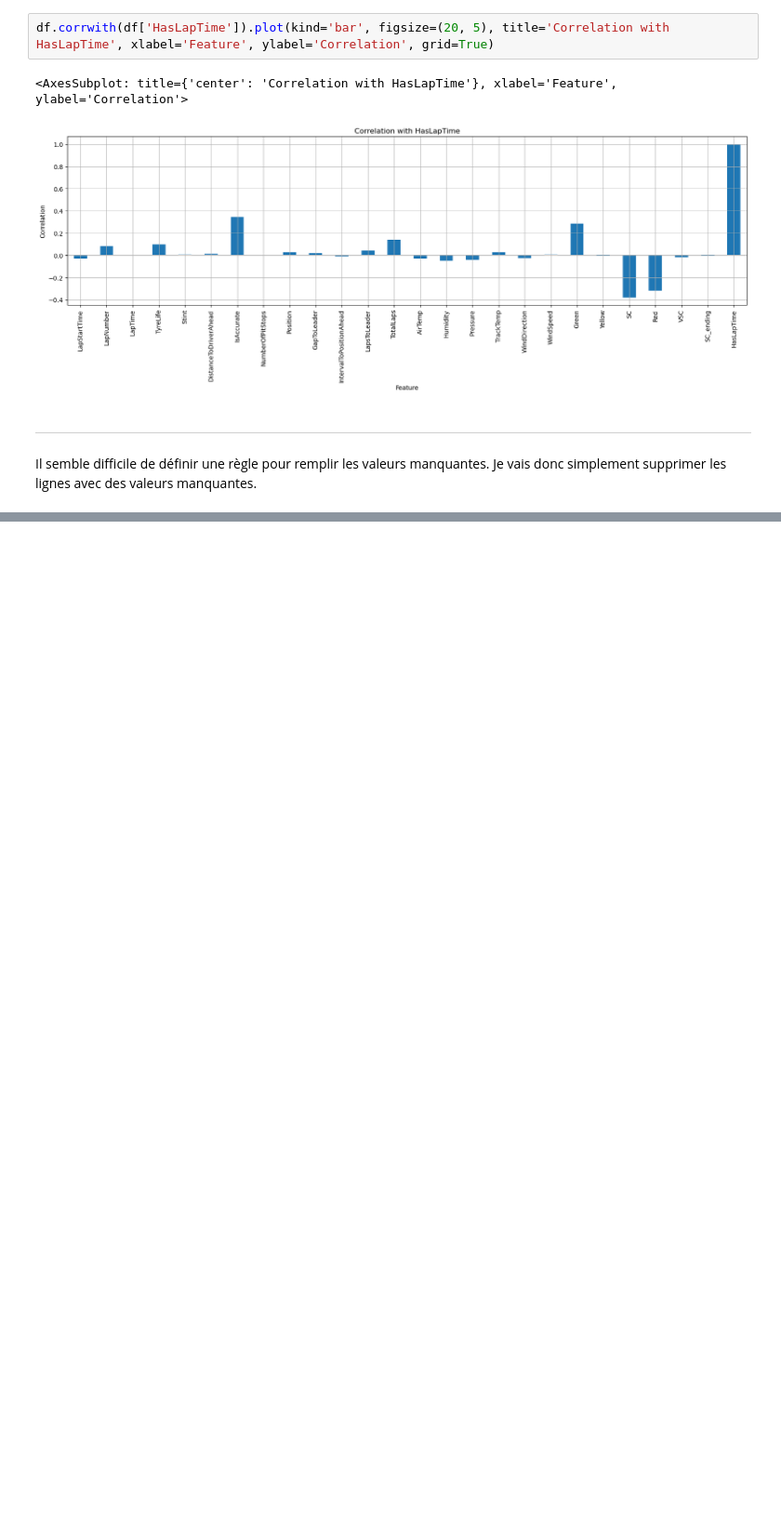
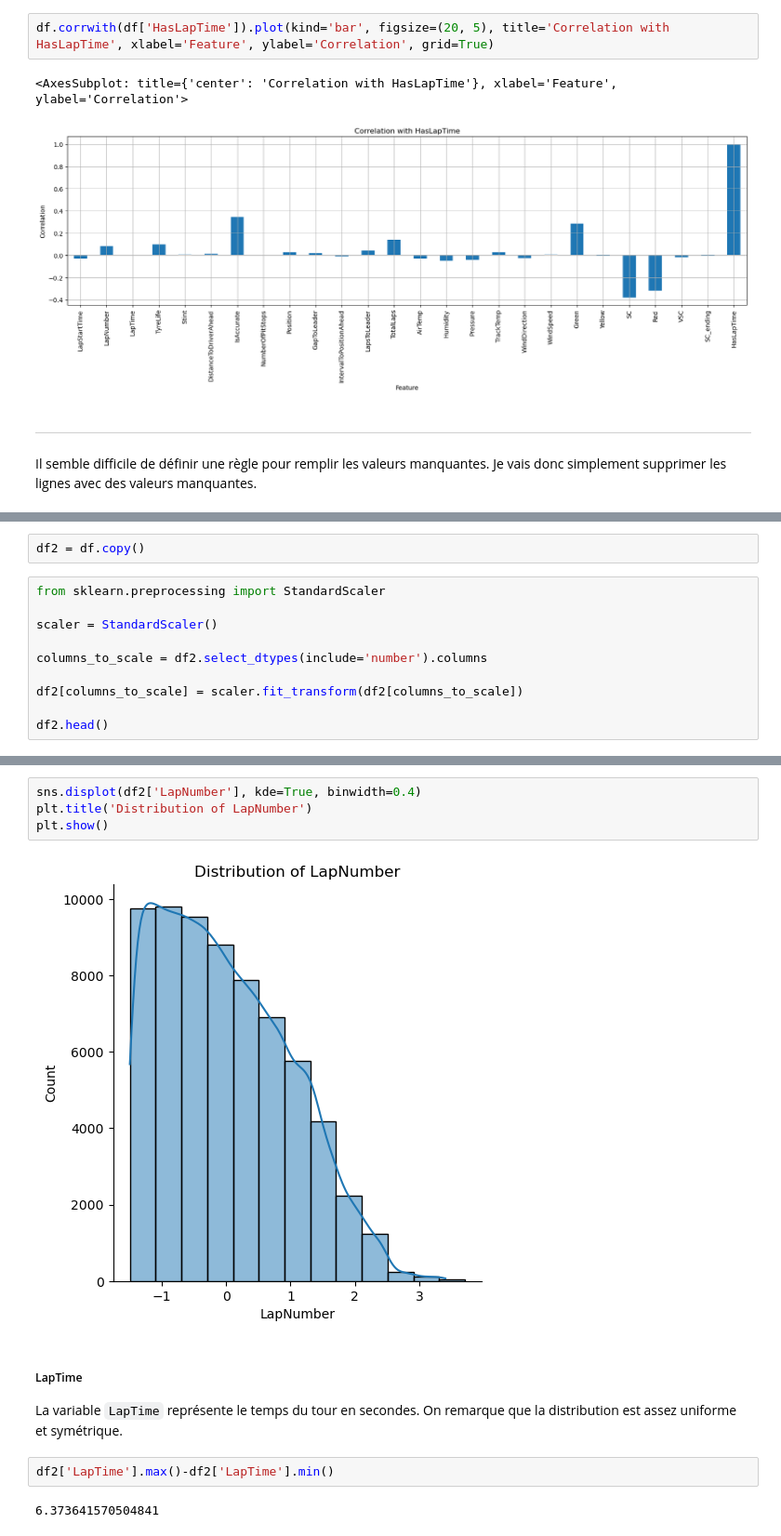
Before and after one commit to Nelson-Jnrnd/f1-pit-predictor-dataset, a Jupyter notebook: eda_dataset.ipynb, the cells around one changed output, grey strips where cells are left out. Shown at 93% size. Saved outputs shown, nothing was run; the diff lists cells and outputs as text; blank space fills up the shorter version.

```diff
--- a/eda_dataset.ipynb
+++ b/eda_dataset.ipynb
@@ -261,0 +375,12 @@ plt.show()
+# %%
+df2 = df.copy()
+# %%
+from sklearn.preprocessing import StandardScaler
+
+scaler = StandardScaler()
+
+columns_to_scale = df2.select_dtypes(include='number').columns
+
+df2[columns_to_scale] = scaler.fit_transform(df2[columns_to_scale])
+
+df2.head()
@@ -261,0 +399,14 @@ plt.show()
+# %%
+sns.displot(df2['LapNumber'], kde=True, binwidth=0.4)
+plt.title('Distribution of LapNumber')
+plt.show()
+# %% [output]
+[figure, added]
+# %% [markdown]
+##### LapTime
+
+La variable ``LapTime`` représente le temps du tour en secondes. On remarque que la distribution est assez uniforme et symétrique.
+# %%
+df2['LapTime'].max()-df2['LapTime'].min()
+# %% [output]
+6.373641570504841
```
Also changed, not shown: parts of 41 cells of this notebook.
